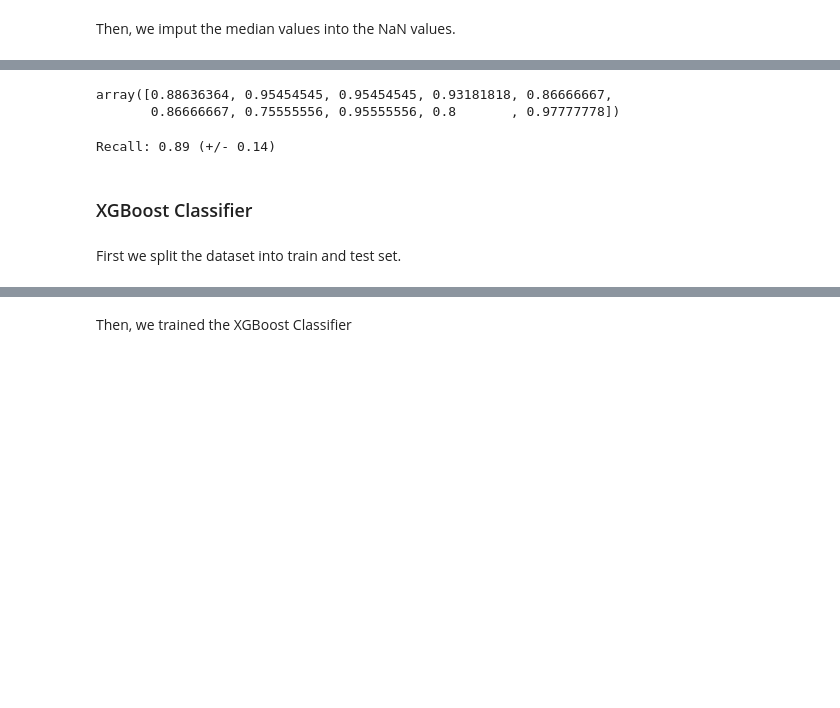
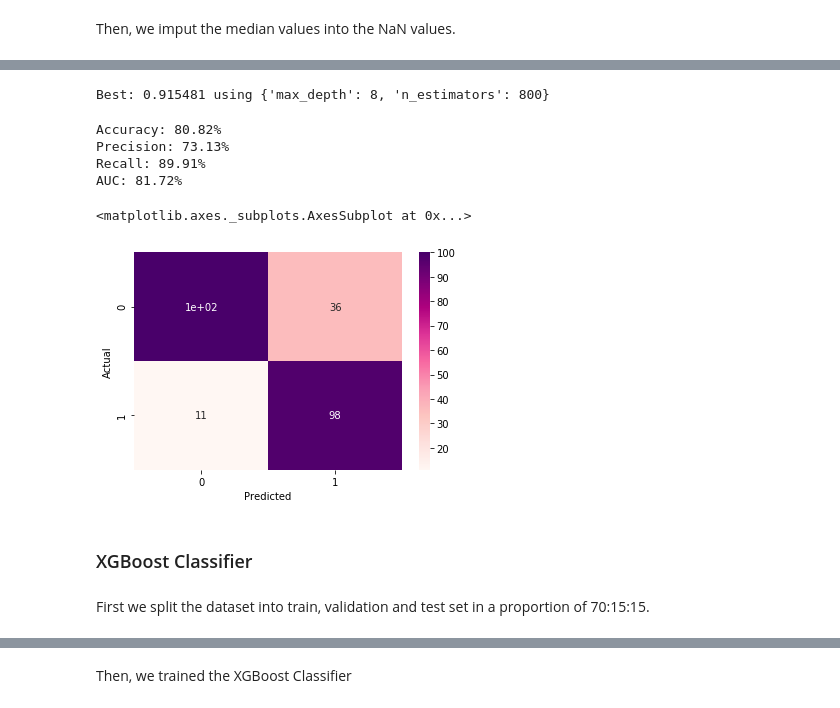
Before and after one commit to isabelatelles/covid19, a Jupyter notebook: Analysis.ipynb, the cells around one changed output, grey strips where cells are left out. Drawn from its saved outputs; the diff is of its cells as text; code cells hidden in the pictures; blank space fills up the shorter version.

```diff
--- a/Analysis.ipynb
+++ b/Analysis.ipynb
@@ -229,16 +271,39 @@ Finally, we trained the random forest classifier using scikit-learn and 10-fold
+# %%
+rfc = RandomForestClassifier()
+
+# Define parameters and grid search
+n_estimators = [100, 300, 500, 800, 1000]
+max_depth = [5, 8, 15, 25, 30]
+grid = dict(n_estimators=n_estimators, max_depth=max_depth)
+grid_search = GridSearchCV(estimator=rfc, param_grid=grid, n_jobs=-1, cv=5, scoring='recall', error_score=0)
+grid_result = grid_search.fit(imp.transform(X_train_rf), y_train_rf)
+print("Best: %f using %s" % (grid_result.best_score_, grid_result.best_params_))
+# %% [output]
+Best: 0.915481 using {'max_depth': 8, 'n_estimators': 800}
+# %%
+n_estimators = grid_result.best_params_['n_estimators']
+max_depth = grid_result.best_params_['max_depth']
 # %%
-rfc = RandomForestClassifier(n_estimators=100)
-scores = cross_val_score(rfc, imp.transform(X_train_rf), y_train_rf, cv=10, scoring='recall')
-scores
+rfc = RandomForestClassifier(n_estimators=n_estimators, max_depth=max_depth)
+
+model_rfc = rfc.fit(imp.transform(X_train_rf), y_train_rf)
-# %% [output]
-array([0.88636364, 0.95454545, 0.95454545, 0.93181818, 0.86666667,
-       0.86666667, 0.75555556, 0.95555556, 0.8       , 0.97777778])
-# %%
-print("Recall: %0.2f (+/- %0.2f)" % (scores.mean(), scores.std() * 2))
-# %% [output]
-Recall: 0.89 (+/- 0.14)
+# %%
+y_pred_rfc = model_rfc.predict(imp.transform(X_test_rf))
+print_scores(y_test_rf, y_pred_rfc)
+# %% [output]
+Accuracy: 80.82%
+Precision: 73.13%
+Recall: 89.91%
+AUC: 81.72%
+# %%
+confusion_matrix_xgb = pd.crosstab(y_test_rf, y_pred_rfc, rownames=['Actual'], colnames=['Predicted'])
+
+sns.heatmap(confusion_matrix_xgb, annot=True, cmap='RdPu')
+# %% [output]
+<matplotlib.axes._subplots.AxesSubplot at 0x...>
+[figure, added]
 # %% [markdown]
 ### XGBoost Classifier
 # %% [markdown]
-First we split the dataset into train and test set.
+First we split the dataset into train, validation and test set in a proportion of 70:15:15.
 # %%
```
Also changed, not shown: parts of 26 cells of this notebook.
